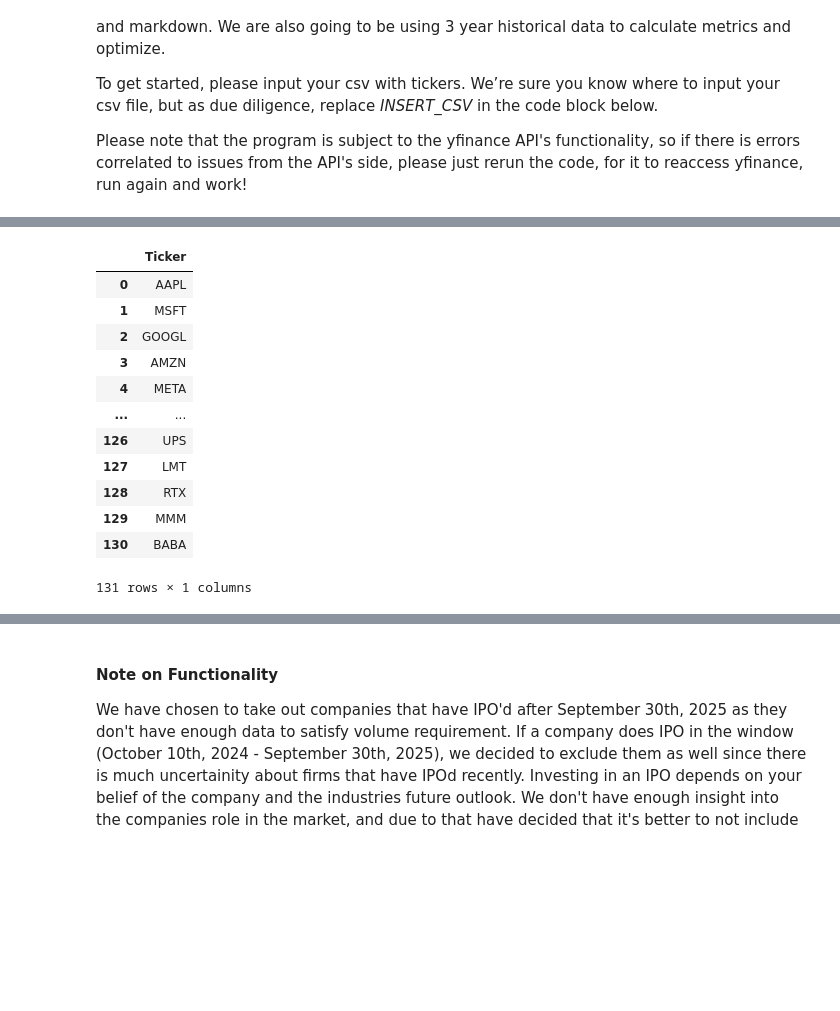
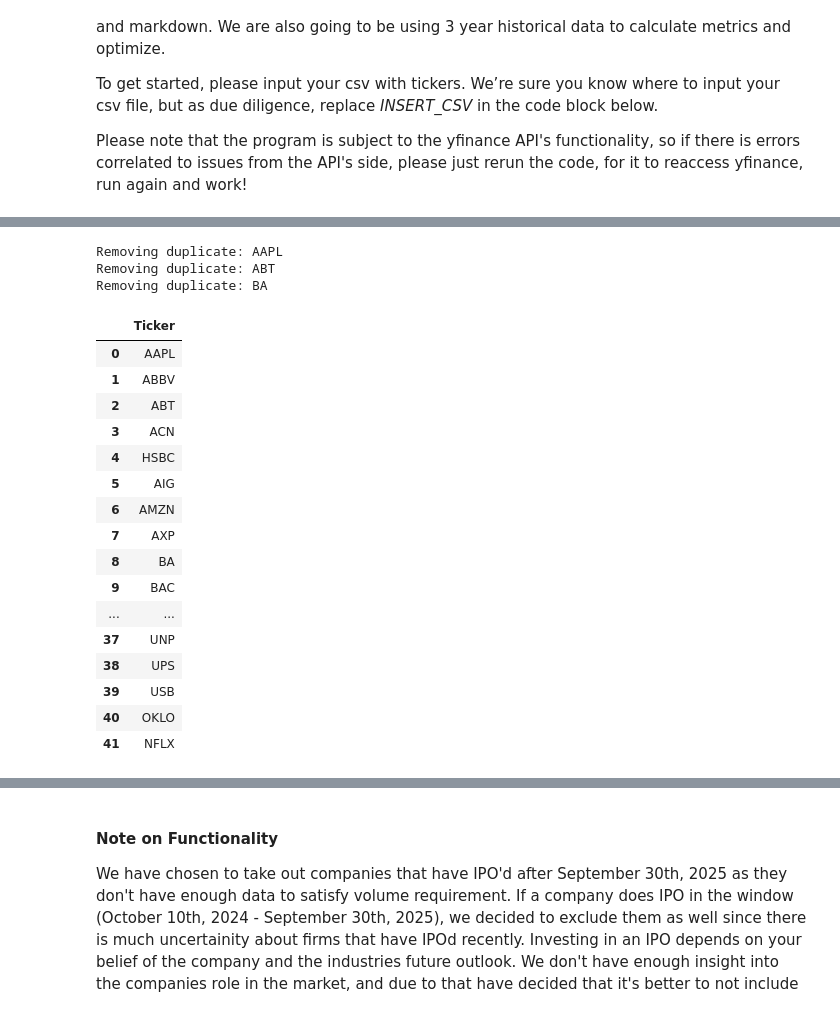
Before and after one commit to aadya-khanna/cfm-team-assignment, a Jupyter notebook: Team_14_Assignment.ipynb, the cells around one changed output, grey strips where cells are left out. Saved outputs shown, nothing was run; the diff lists cells and outputs as text; code cells hidden in the pictures; blank space fills up the shorter version.

Commit message:
fixed trailing space and duplicate with suffix error

```diff
--- a/Team_14_Assignment.ipynb
+++ b/Team_14_Assignment.ipynb
@@ -47,7 +47,7 @@ To get started, please input your csv with tickers. We’re sure you know where
 Please note that the program is subject to the yfinance API's functionality, so if there is errors correlated to issues from the API's side, please just rerun the code, for it to reaccess yfinance, run again and work!
 # %%
 
-input_tickers = pd.read_csv("INSERT_CSV_HERE", names=['Tickers']) #OR any other CSV file with tickers in it
+input_tickers = pd.read_csv("Tickers_Example.csv", names=['Tickers']) #OR any other CSV file with tickers in it
 input_tickers
 # %% [output]
 |  | Tickers |
@@ -144,26 +135,35 @@ Invalid ticker: ASML.AS
 # %%
-# check if duplicates exist in the csv and remove them
+# check if duplicates with suffix removed exist in the csv and remove them
+
 def check_duplicates(df):
-    duplicates = df.duplicated()
+    tickers_without_suff = df['Ticker'].str.split('.').str[0]
+    duplicates = tickers_without_suff.duplicated()
 
     for index in duplicates.index:
         if duplicates[index] == True:
             print(f"Removing duplicate: {df.loc[index, 'Ticker']}")
             df.drop(index, inplace=True)
     return df.reset_index().drop(columns=['index'])
 
 check_duplicates(valid_tickers_df)
 # %% [output]
+Removing duplicate: AAPL
+Removing duplicate: ABT
+Removing duplicate: BA
 |  | Ticker |
 | 0 | AAPL |
-| 1 | MSFT |
-| 2 | GOOGL |
-| 3 | AMZN |
-| 4 | META |
+| 1 | ABBV |
+| 2 | ABT |
+| 3 | ACN |
+| 4 | HSBC |
+| 5 | AIG |
+| 6 | AMZN |
+| 7 | AXP |
+| 8 | BA |
+| 9 | BAC |
 | ... | ... |
-| 126 | UPS |
-| 127 | LMT |
-| 128 | RTX |
-| 129 | MMM |
-| 130 | BABA |
+| 37 | UNP |
+| 38 | UPS |
+| 39 | USB |
+| 40 | OKLO |
+| 41 | NFLX |
-131 rows × 1 columns
```
Also changed, not shown: parts of 15 cells of this notebook, 2 other files.
